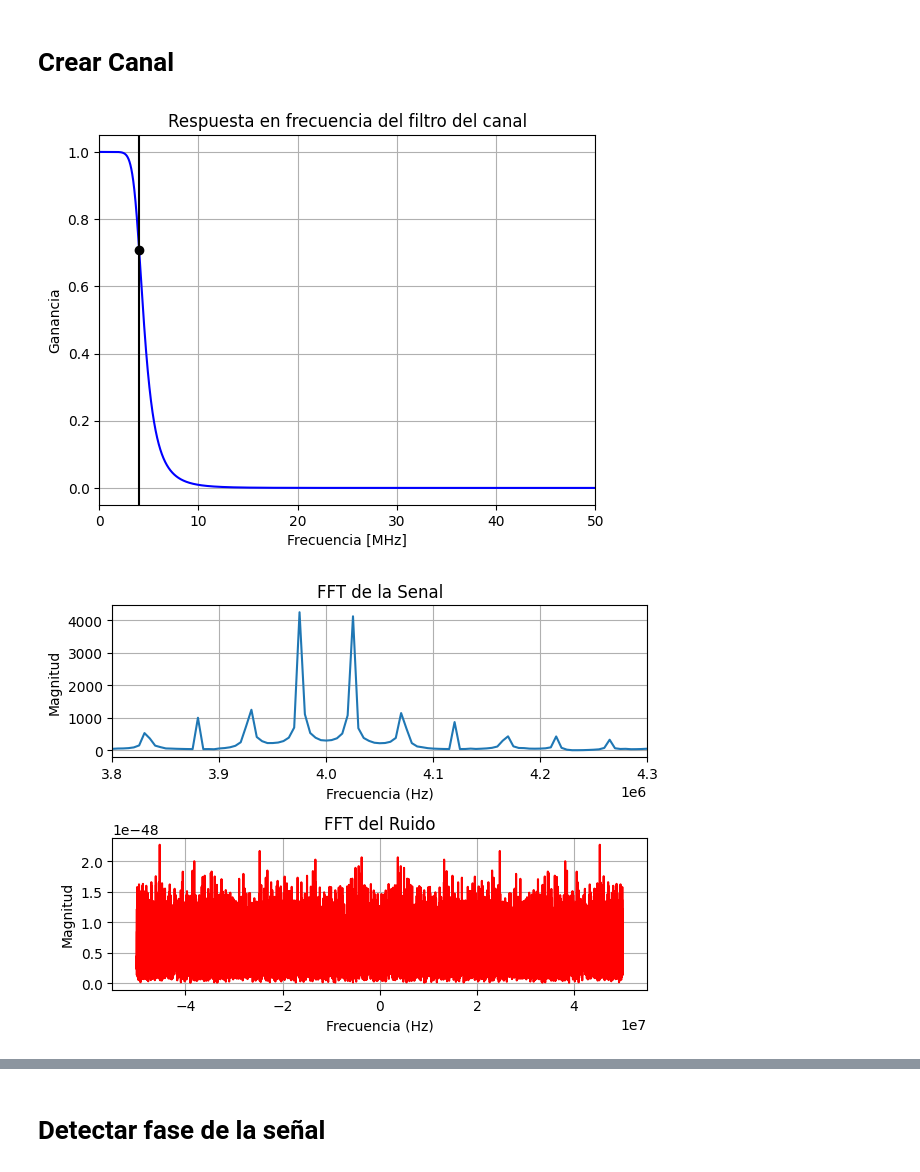
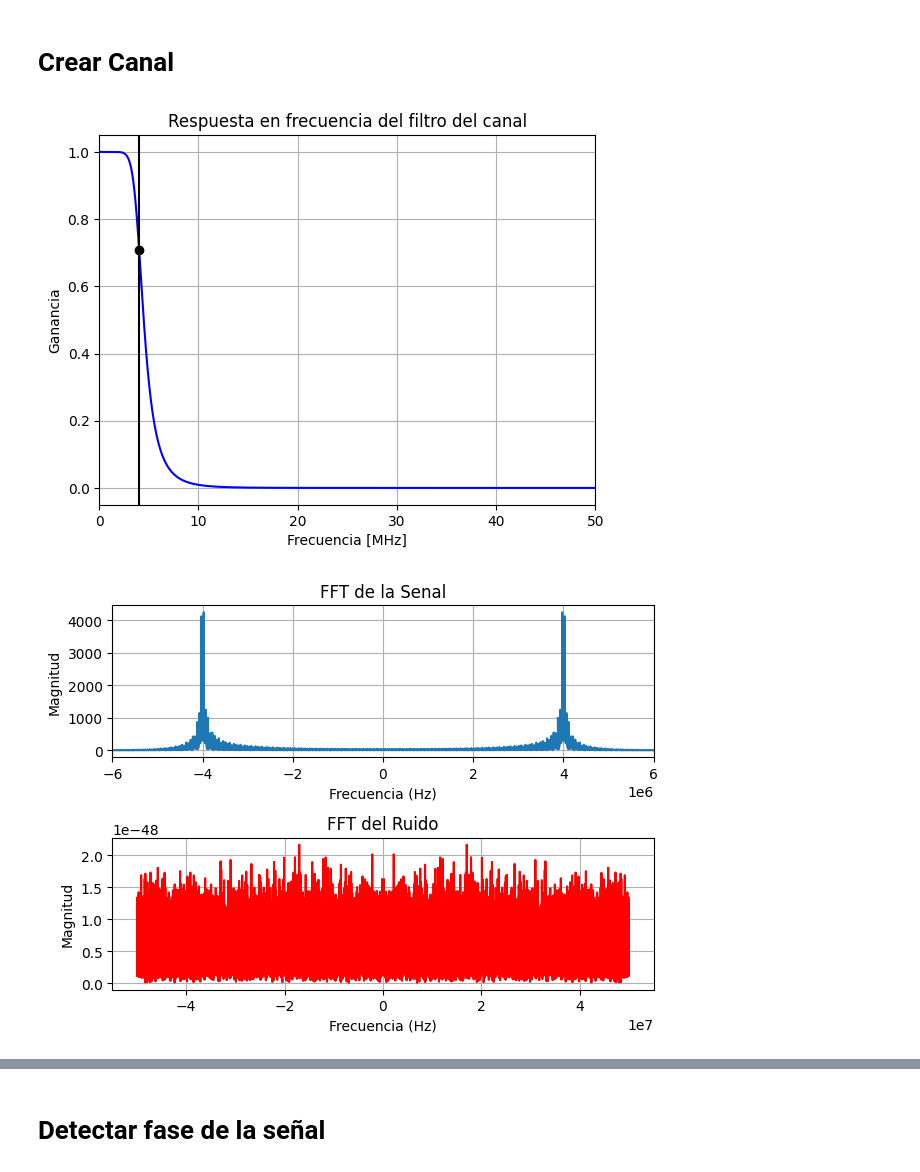
Before and after one commit to jbcgames/Laboratorio_1_Procesamiento, a Jupyter notebook: Proyecto_PM.ipynb, the cells around one changed output, grey strips where cells are left out. Cells and saved outputs as stored; diff of their text form; code cells hidden in the pictures.

```diff
--- a/Proyecto_PM.ipynb
+++ b/Proyecto_PM.ipynb
@@ -170,35 +170,35 @@ def agregar_ruido_gaussiano(x, snr_db):
     plt.title('FFT de la Senal')
     plt.xlabel('Frecuencia (Hz)')
     plt.ylabel('Magnitud')
     #plt.ylim(0, 500)
-    plt.xlim(3.8e6, 4.3e6)
+    plt.xlim(-6e6, 6e6)
     plt.grid()
     plt.subplot(2,1,2)
     plt.plot(f_ruido, numpy.abs(R), label='Ruido', color='red')
     plt.title('FFT del Ruido')
     plt.xlabel('Frecuencia (Hz)')
     plt.ylabel('Magnitud')
     plt.grid()
     plt.tight_layout()
     plt.show()
     return x_ruidosa
 # Prueba de canal
 fc = 4e6
 #aplicar el canal a la señal con codificacion unipolar
 x_canal = crear_canal(x_fm, fs, fc, atenuacion_db= -3 , snr_db=1000)
 t_canal = t
 plt.figure()
 longitud=int(len(t)/50)
 tempo=625
 plt.plot(t_canal[primer-100:primer+100],x_canal[primer-100:primer+100], label='Senal en el canal')
 plt.title('Senal en el canal')
 plt.xlabel('Tiempo (s)')
 plt.ylabel('Amplitud')
 plt.grid()
 plt.show()
 # %% [output]
 [figure]
-[figure, old version]
+[figure, new version]
 [figure]
 # %% [markdown]
 # Detectar fase de la señal
```
Also changed, not shown: 2 other files.
